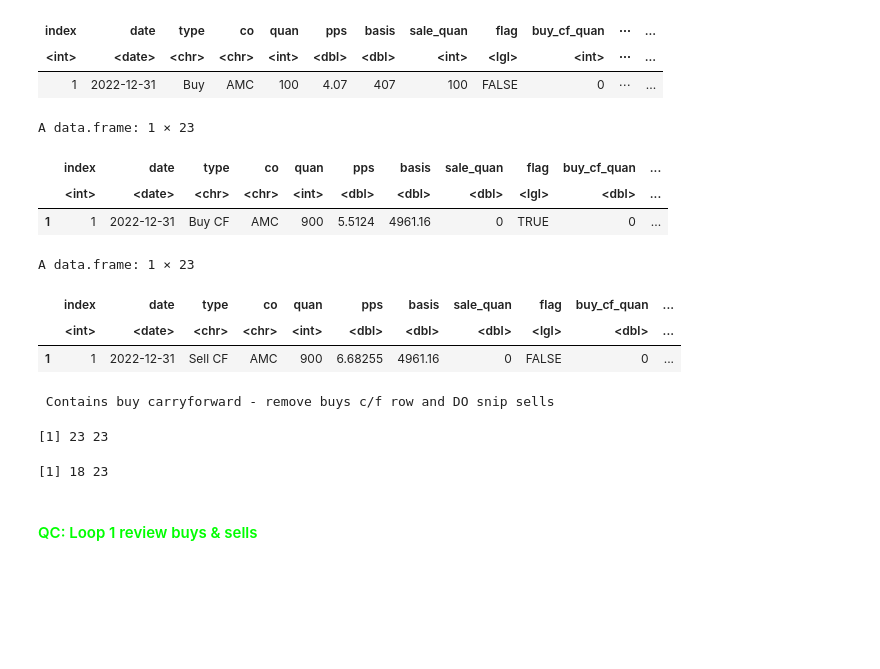
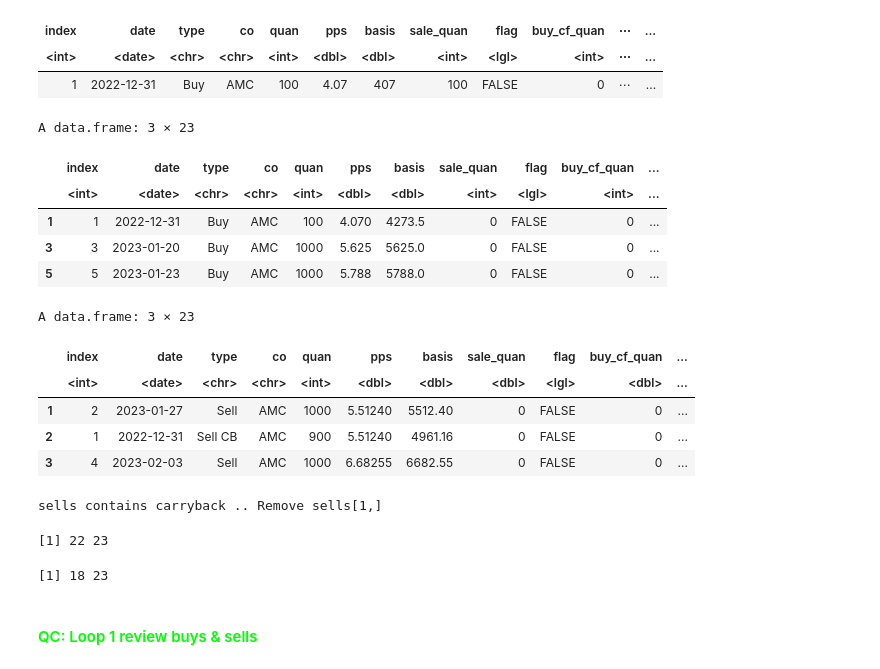
Before and after one commit to GrayCoHub/fifo_redo, a Jupyter notebook: fifo_rows_redo2.ipynb, the cells around one changed output. Cells and saved outputs as stored; diff of their text form; code cells hidden in the pictures; blank space fills up the shorter version.

```diff
--- a/fifo_rows_redo2.ipynb
+++ b/fifo_rows_redo2.ipynb
@@ -419,6 +419,8 @@ update_buys_sells <- function(buys, sells) {
 
 # =================================================================================================================
 # ==============================================================================================================
+ # =================================================================================================================
+# ==============================================================================================================
 
 
              #   s > b ... sell carryforward will be created
@@ -429,40 +431,52 @@ update_buys_sells <- function(buys, sells) {
 
 
 
-        cat("\n", "There is Sold carryforward. Update sells ", last_row$sold_cf_quan, "\n")
+        cat("\n", "There is Sold carryback. Update sells carryback -2 ", last_row$sold_cf_quan, "\n")
            # cat("dim(s1) : ", dim(s1), "\n")
 
-        last_row$co <- "c/f"
+        last_row$co <- "c/b"
 
-        s1$type <- "Sell CF"
+        s1$type <- "Sell CB"
         s1$quan <- s1$sold_cf_quan
-        s1$pps <- sells$pps[2]
+        s1$pps <- sells$pps[1]
         s1$basis <- s1$sold_cf_basis
         s1$sale_quan <- 0
         s1[ , 10:ncol(s1)] <- 0
 
         test <- sells
-        test <- test %>% add_row(s1, .before = 1)
+        test <- test %>% add_row(s1, .after = 1)
         sells <- test
+
+    # =================================================================================================================
+# ==============================================================================================================
+
+  # =================================================================================================================
+# ==============================================================================================================
 
         ## must also update the buys to match that sells c/f (this will allow for loop2 to begin
         ## with both the buy and sell processing the c/f (example when sell cf = 900, then the
         ## buy row needs to be that same 900 .... do not delete, just update here and now
 
-        b1$type <- "Buy CF"
-        b1$quan <- b1$sold_cf_quan
-        b1$pps <- b1$sold_cf_pps
+        b1$type <- "Buy CB"
+        # b1$quan <- b1$sold_cf_quan
+       # b1$pps <- b1$sold_cf_pps
         b1$basis <- b1$sold_cf_basis
-        b1$flag <- TRUE
+        b1$flag <- FALSE
 
         b1$sale_quan <- 0
         b1[ , 10:ncol(b1)] <- 0
 
         test2 <- buys
-        test2 <- test2 %>% add_row(b1, .before = 1)
+    #    test2 <- test2 %>% add_row(b1, .before = 1)
         buys <- test2
 
         }
+
+  # =================================================================================================================
+# ==============================================================================================================
+# =================================================================================================================
+# ==============================================================================================================
+
 
     # print by type of c/f  ( buy or sell )
         if(last_row$flag == TRUE) {
@@ -532,17 +546,21 @@ A data.frame: 1 × 23
 | <int> | <date> | <chr> | <chr> | <int> | <dbl> | <dbl> | <int> | <lgl> | <int> | ⋯ | ... |
 | 1 | 2022-12-31 | Buy | AMC | 100 | 4.07 | 407 | 100 | FALSE | 0 | ⋯ | ... |
 # %%
-buys[1,]
-sells[1,]
+buys[1:3,]
+sells[1:3,]
 # %% [output]
-A data.frame: 1 × 23
+A data.frame: 3 × 23
 |  | index | date | type | co | quan | pps | basis | sale_quan | flag | buy_cf_quan | ... |
-|  | <int> | <date> | <chr> | <chr> | <int> | <dbl> | <dbl> | <dbl> | <lgl> | <dbl> | ... |
-| 1 | 1 | 2022-12-31 | Buy CF | AMC | 900 | 5.5124 | 4961.16 | 0 | TRUE | 0 | ... |
+|  | <int> | <date> | <chr> | <chr> | <int> | <dbl> | <dbl> | <int> | <lgl> | <int> | ... |
+| 1 | 1 | 2022-12-31 | Buy | AMC | 100 | 4.070 | 4273.5 | 0 | FALSE | 0 | ... |
+| 3 | 3 | 2023-01-20 | Buy | AMC | 1000 | 5.625 | 5625.0 | 0 | FALSE | 0 | ... |
+| 5 | 5 | 2023-01-23 | Buy | AMC | 1000 | 5.788 | 5788.0 | 0 | FALSE | 0 | ... |
-A data.frame: 1 × 23
+A data.frame: 3 × 23
 |  | index | date | type | co | quan | pps | basis | sale_quan | flag | buy_cf_quan | ... |
 |  | <int> | <date> | <chr> | <chr> | <int> | <dbl> | <dbl> | <dbl> | <lgl> | <dbl> | ... |
-| 1 | 1 | 2022-12-31 | Sell CF | AMC | 900 | 6.68255 | 4961.16 | 0 | FALSE | 0 | ... |
+| 1 | 2 | 2023-01-27 | Sell | AMC | 1000 | 5.51240 | 5512.40 | 0 | FALSE | 0 | ... |
+| 2 | 1 | 2022-12-31 | Sell CB | AMC | 900 | 5.51240 | 4961.16 | 0 | FALSE | 0 | ... |
+| 3 | 4 | 2023-02-03 | Sell | AMC | 1000 | 6.68255 | 6682.55 | 0 | FALSE | 0 | ... |
 # %%
 #  save_sell_one <- data.frame()   #  keep for c/f >> Sell[1, ]
 copy_snip <- function (buys, sells) {
@@ -567,6 +585,15 @@ copy_snip <- function (buys, sells) {
         sells <- sells[-2,]
         buys <- buys[-1,]
         return(list(b1, s1, buys, sells))
+# new
+    } else if (sells$type[2] == "Sell CB") {
+        cat("sells contains carryback .. Remove sells[1,]", "\n")
+        sells <- sells[-1,]
+        buys <- buys[-1,]
+        return(list(b1, s1, buys, sells))
+
+
+
     } else {
         cat("There is no carryforward in buys or sells, DO snip buys and Do snip sells \n")
         buys <- buys[-1,]
@@ -589,8 +616,8 @@ dim(sells)
 # b1
 # s1
 # %% [output]
- Contains buy carryforward - remove buys c/f row and DO snip sells
+sells contains carryback .. Remove sells[1,]
-[1] 23 23
+[1] 22 23
 [1] 18 23
 # %% [markdown]
 #### <font color = lime> QC: Loop 1 review buys & sells
```
Also changed, not shown: parts of 4 cells of this notebook.
